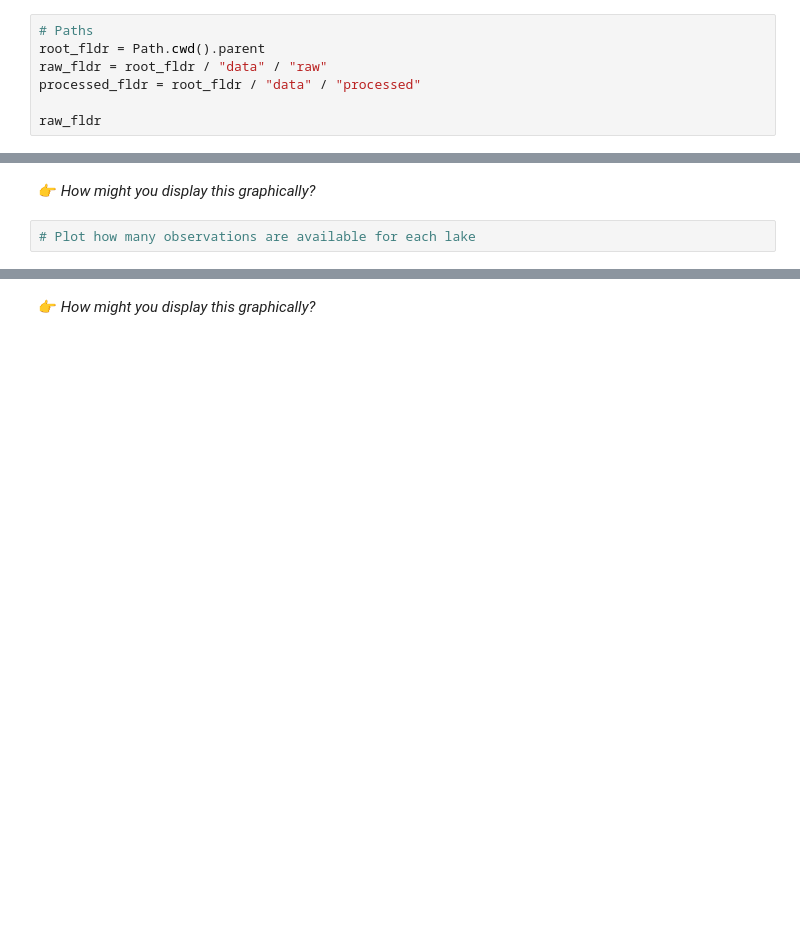
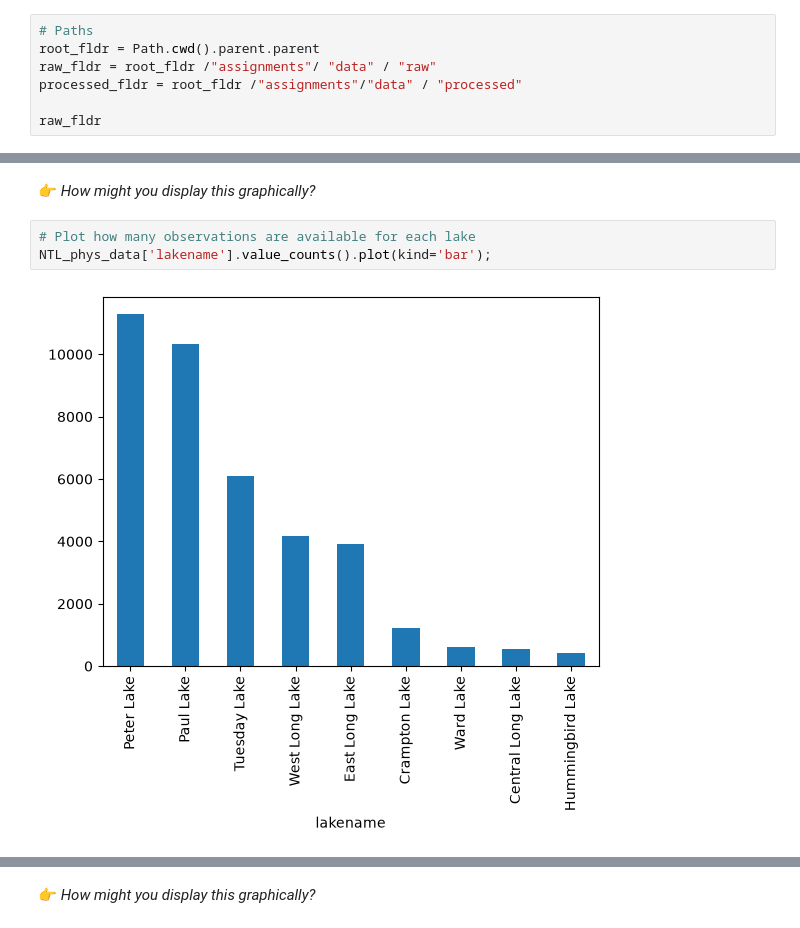
Before and after one commit to peytonrsmith/ENV700, a Jupyter notebook: lessons/Lesson 4/M4-data-wrangling-1.ipynb, the cells around one changed output, grey strips where cells are left out. Drawn from its saved outputs; the diff is of its cells as text; blank space fills up the shorter version.

```diff
--- a/lessons/Lesson 4/M4-data-wrangling-1.ipynb
+++ b/lessons/Lesson 4/M4-data-wrangling-1.ipynb
@@ -32,8 +32,8 @@ from pathlib import Path
 import pandas as pd
 # %%
 # Paths
-root_fldr = Path.cwd().parent
-raw_fldr = root_fldr / "data" / "raw"
-processed_fldr = root_fldr / "data" / "processed"
+root_fldr = Path.cwd().parent.parent
+raw_fldr = root_fldr /"assignments"/ "data" / "raw"
+processed_fldr = root_fldr /"assignments"/"data" / "processed"
 
 raw_fldr
@@ -75,6 +133,9 @@ NTL_phys_data["lakename"].value_counts()
 👉 *How might you display this graphically?*
 # %%
 # Plot how many observations are available for each lake
+NTL_phys_data['lakename'].value_counts().plot(kind='bar');
+# %% [output]
+[figure, added]
 # %%
 # What is the distribution of temperature values?
 NTL_phys_data["temperature_C"].describe()
```
Also changed, not shown: parts of 45 cells of this notebook.
